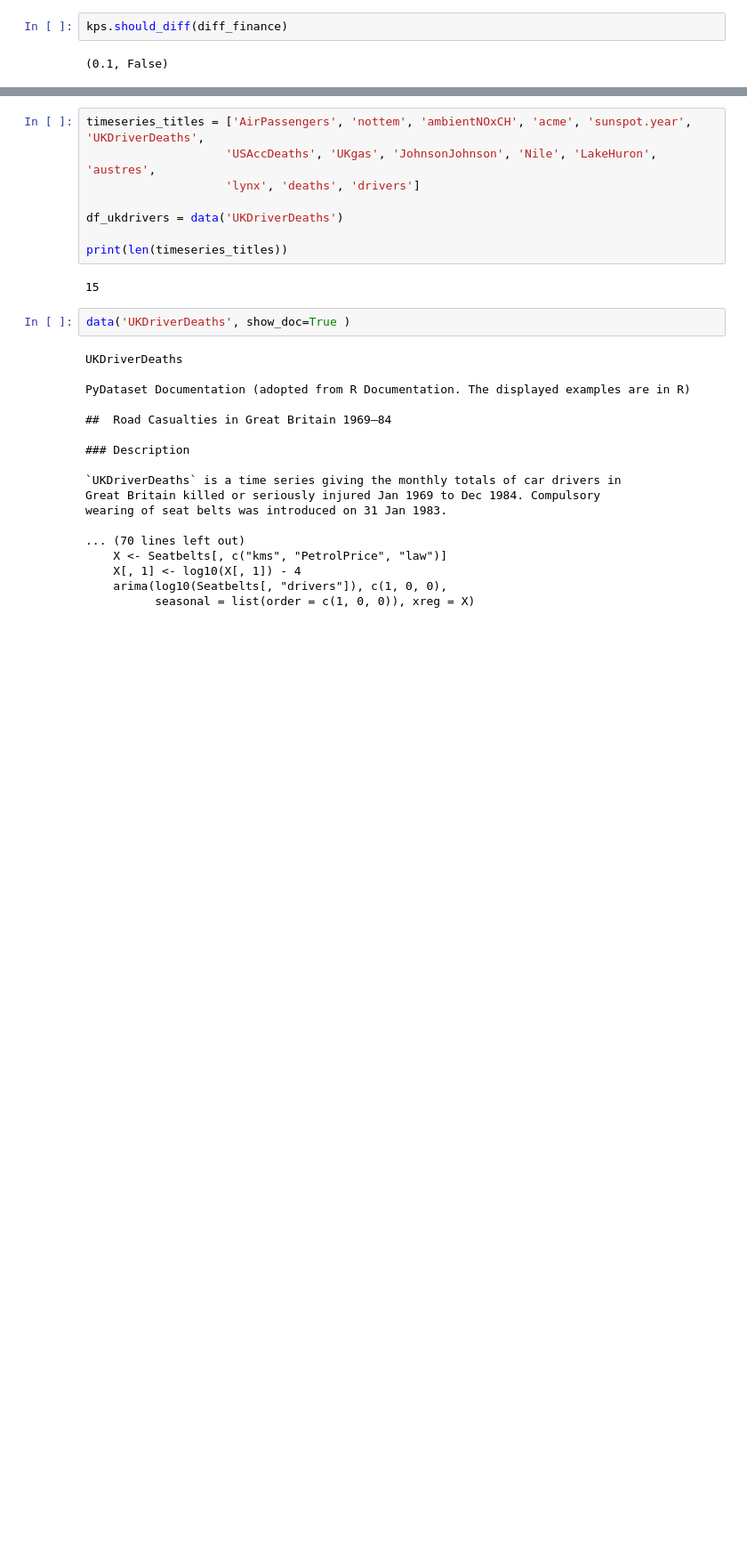
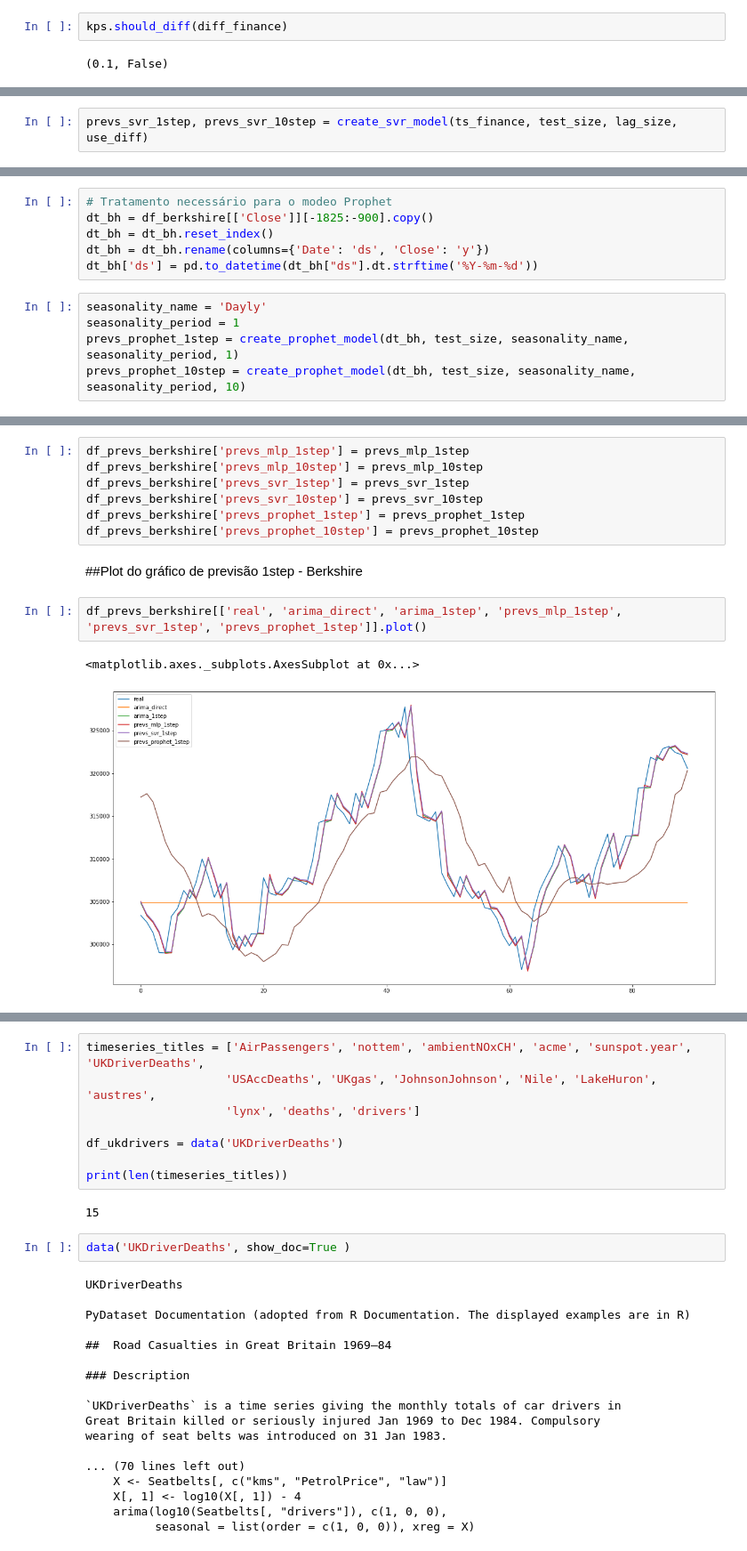
Before and after one commit to rgprado/SeriesTemporais, a Jupyter notebook: Series_Temporais_aula1_202201_Rodrigo_Prado.ipynb, the cells around one changed output, grey strips where cells are left out. Shown at 89% size. Saved outputs shown, nothing was run; the diff lists cells and outputs as text; blank space fills up the shorter version.

```diff
--- a/Series_Temporais_aula1_202201_Rodrigo_Prado.ipynb
+++ b/Series_Temporais_aula1_202201_Rodrigo_Prado.ipynb
@@ -797,0 +729,2 @@ df_arima_berkshire.plot()
+# %%
+prevs_svr_1step, prevs_svr_10step = create_svr_model(ts_finance, test_size, lag_size, use_diff)
@@ -797,0 +753,11 @@ df_arima_berkshire.plot()
+# %%
+# Tratamento necessário para o modeo Prophet
+dt_bh = df_berkshire[['Close']][-1825:-900].copy()
+dt_bh = dt_bh.reset_index()
+dt_bh = dt_bh.rename(columns={'Date': 'ds', 'Close': 'y'})
+dt_bh['ds'] = pd.to_datetime(dt_bh["ds"].dt.strftime('%Y-%m-%d'))
+# %%
+seasonality_name = 'Dayly'
+seasonality_period = 1
+prevs_prophet_1step = create_prophet_model(dt_bh, test_size, seasonality_name, seasonality_period, 1)
+prevs_prophet_10step = create_prophet_model(dt_bh, test_size, seasonality_name, seasonality_period, 10)
@@ -797,0 +782,14 @@ df_arima_berkshire.plot()
+# %%
+df_prevs_berkshire['prevs_mlp_1step'] = prevs_mlp_1step
+df_prevs_berkshire['prevs_mlp_10step'] = prevs_mlp_10step
+df_prevs_berkshire['prevs_svr_1step'] = prevs_svr_1step
+df_prevs_berkshire['prevs_svr_10step'] = prevs_svr_10step
+df_prevs_berkshire['prevs_prophet_1step'] = prevs_prophet_1step
+df_prevs_berkshire['prevs_prophet_10step'] = prevs_prophet_10step
+# %% [markdown]
+##Plot do gráfico de previsão 1step - Berkshire
+# %%
+df_prevs_berkshire[['real', 'arima_direct', 'arima_1step', 'prevs_mlp_1step', 'prevs_svr_1step', 'prevs_prophet_1step']].plot()
+# %% [output]
+<matplotlib.axes._subplots.AxesSubplot at 0x...>
+[figure, added]
```
Also changed, not shown: parts of 133 cells of this notebook.
